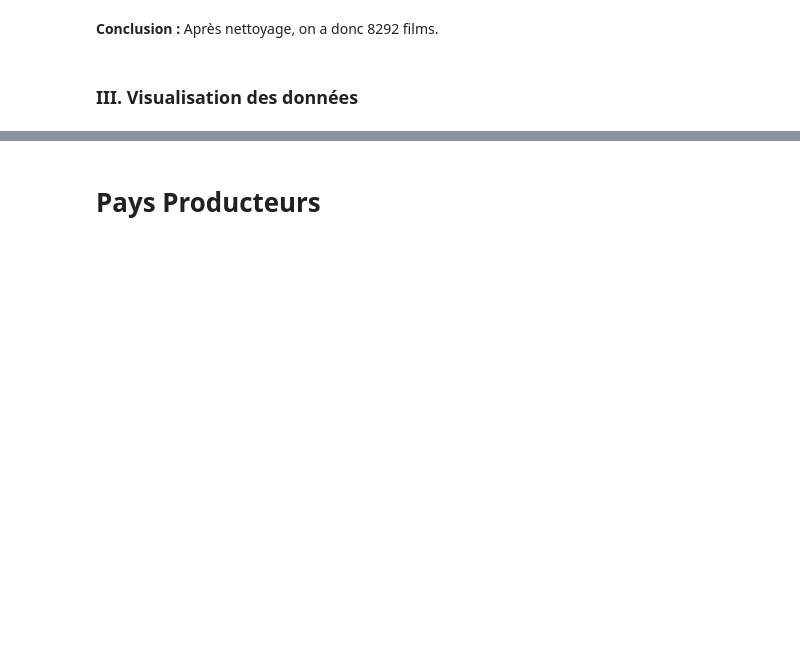
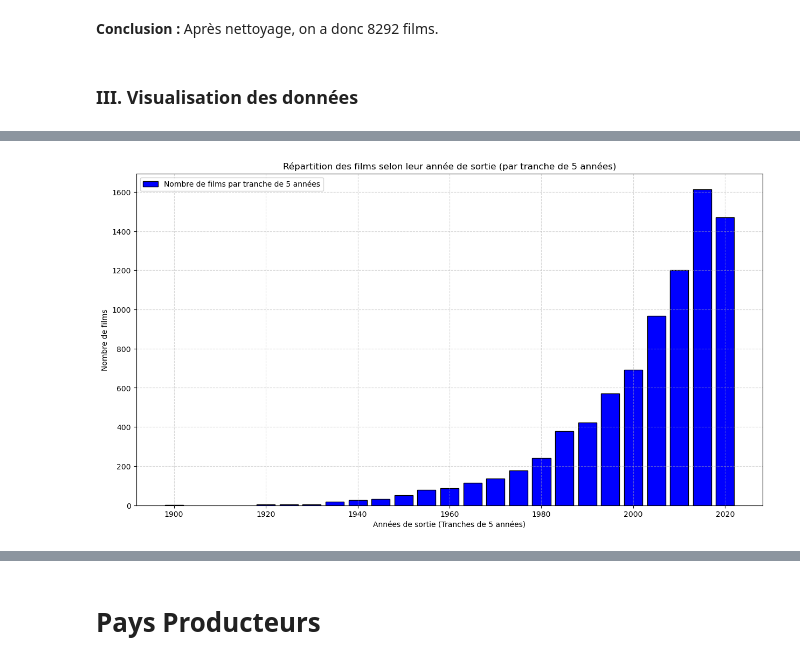
Before and after one commit to yassprogramme/Python_ENSAE_2A_app, a Jupyter notebook: Notebook.ipynb, the cells around one changed output, grey strips where cells are left out. Cells and saved outputs as stored; diff of their text form; code cells hidden in the pictures; blank space fills up the shorter version.

```diff
--- a/Notebook.ipynb
+++ b/Notebook.ipynb
@@ -303,0 +298,32 @@ plt.show()
+# %%
+import matplotlib.pyplot as plt
+
+releases = {}
+for year in movies_data['release_year']:
+    if str(year) not in releases:
+        releases[str(year)] = 0
+    releases[str(year)] +=1
+
+releases = {k:v for k, v in sorted(releases.items())}
+
+# Création d'un nouveau dictionnaire pour regrouper les années par tranche de 5 ans
+grouped_releases = {}
+
+# Regroupement des années par tranche de 5 ans et calcul du nombre de films publiés dans chaque tranche
+for year, count in releases.items():
+    interval = (int(year) // 5) * 5  # Calcul de l'intervalle de 5 ans
+    if interval not in grouped_releases:
+        grouped_releases[interval] = 0
+    grouped_releases[interval] += count
+
+fig = plt.figure(figsize=(15, 8))
+plt.bar(grouped_releases.keys(), grouped_releases.values(), width=4, align='center',
+        label="Nombre de films par tranche de 5 années", color='blue', edgecolor='black')
+plt.xlabel("Années de sortie (Tranches de 5 années)")
+plt.ylabel("Nombre de films")
+plt.title("Répartition des films selon leur année de sortie (par tranche de 5 années)")
+plt.legend()
+plt.grid(linestyle='dashed', alpha=0.5)
+plt.show()
+# %% [output]
+[figure, added]
```
Also changed, not shown: parts of 59 cells of this notebook.
